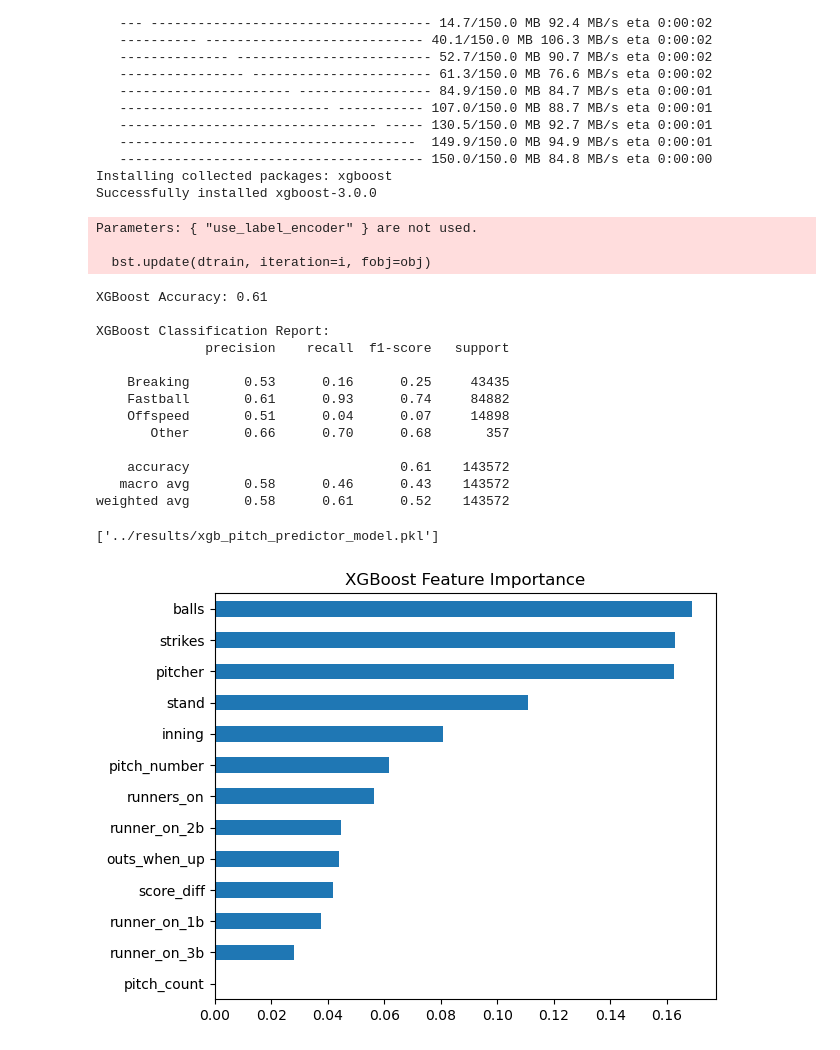
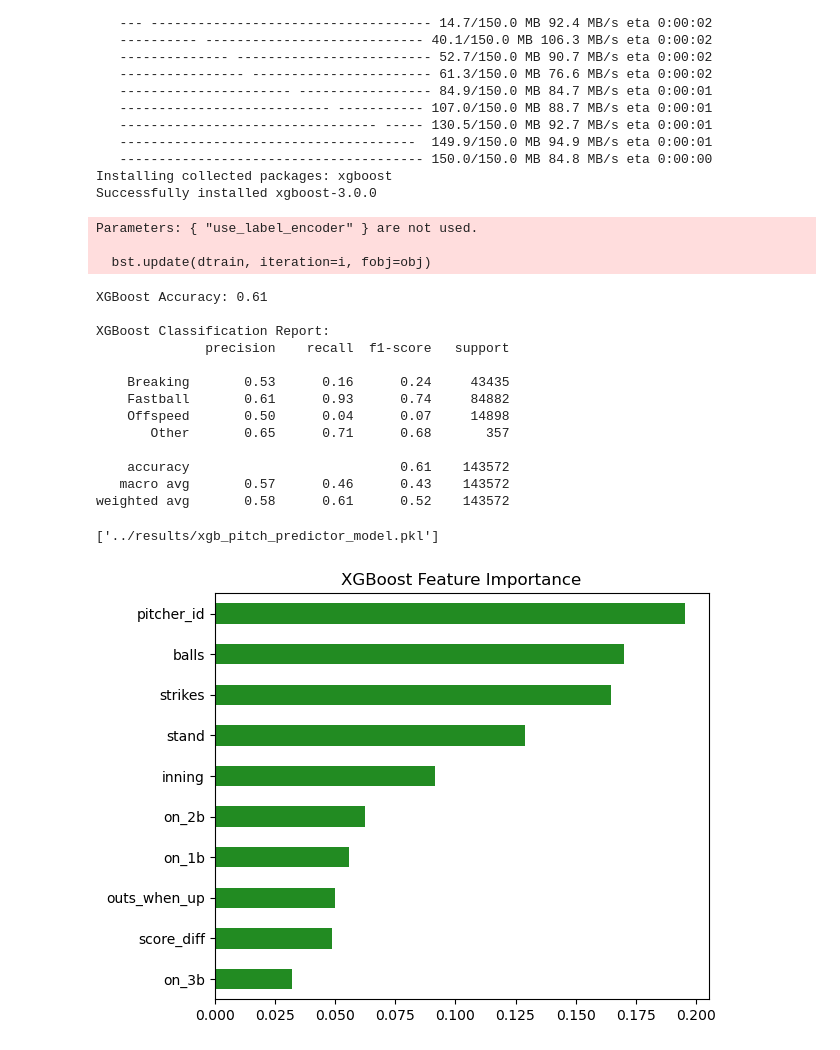
Before and after one commit to learned2/mlb-pitch, a Jupyter notebook: notebooks/train_model.ipynb, the cells around one changed output. Saved outputs shown, nothing was run; the diff lists cells and outputs as text; code cells hidden in the pictures.

```diff
--- a/notebooks/train_model.ipynb
+++ b/notebooks/train_model.ipynb
@@ -17,7 +17,13 @@ df['pitch_type_group_encoded'] = le_group.fit_transform(df['pitch_type_group'])
 joblib.dump(le_group, "../results/group_label_encoder.pkl")
 
 # Define features (drop both original pitch_type and the group text column)
-X = df.drop(['pitch_type', 'pitch_type_group', 'pitch_type_group_encoded'], axis=1)
+features = [
+    'stand', 'balls', 'strikes', 'inning', 'outs_when_up',
+    'on_1b', 'on_2b', 'on_3b', 'score_diff',
+    'pitcher_id'
+]
+
+X = df[features]
 y = df['pitch_type_group_encoded']
 
 # Scale features
@@ -104,25 +110,25 @@ XGBoost Accuracy: 0.61
 XGBoost Classification Report:
               precision    recall  f1-score   support
 
-    Breaking       0.53      0.16      0.25     43435
+    Breaking       0.53      0.16      0.24     43435
     Fastball       0.61      0.93      0.74     84882
-    Offspeed       0.51      0.04      0.07     14898
-       Other       0.66      0.70      0.68       357
+    Offspeed       0.50      0.04      0.07     14898
+       Other       0.65      0.71      0.68       357
 
     accuracy                           0.61    143572
-   macro avg       0.58      0.46      0.43    143572
+   macro avg       0.57      0.46      0.43    143572
 weighted avg       0.58      0.61      0.52    143572
 ['../results/xgb_pitch_predictor_model.pkl']
 # %%
 import matplotlib.pyplot as plt
 
 importance = xgb_model.feature_importances_
 feat_imp = pd.Series(importance, index=X.columns).sort_values()
-feat_imp.plot(kind='barh', title="XGBoost Feature Importance")
+feat_imp.plot(kind='barh', color='forestgreen', title="XGBoost Feature Importance")
 plt.tight_layout()
 plt.show()
 # %% [output]
-[figure, old version]
+[figure, new version]
 # %%
 from sklearn.metrics import ConfusionMatrixDisplay
 
```
Also changed, not shown: parts of 5 cells of this notebook, 12 other files.
